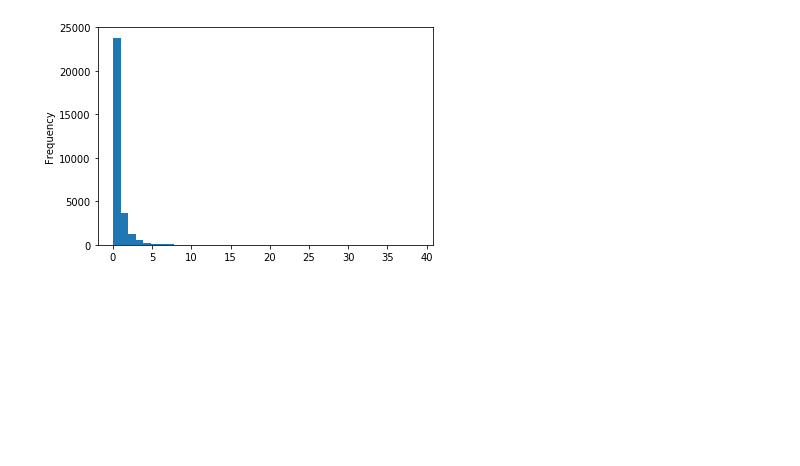
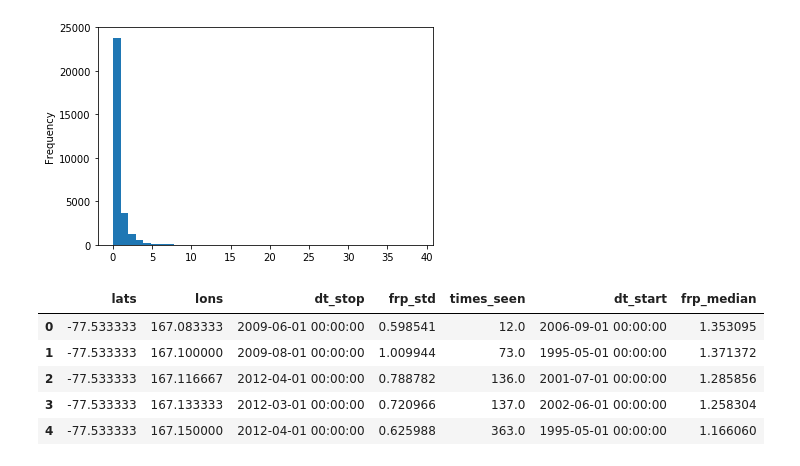
Before and after one commit to dnf0/kcl-globalgasflaring, a Jupyter notebook: notebooks/Global Gas Flaring Analysis.ipynb, the cells around one changed output. Cells and saved outputs as stored; diff of their text form; code cells hidden in the pictures; blank space fills up the shorter version.

```diff
--- a/notebooks/Global Gas Flaring Analysis.ipynb
+++ b/notebooks/Global Gas Flaring Analysis.ipynb
@@ -324,0 +328,9 @@ grouped['frp_std'].plot(kind='hist', bins=40)
+# %%
+df_all_flares.head()
+# %% [output]
+|  | lats | lons | dt_stop | frp_std | times_seen | dt_start | frp_median |
+| 0 | -77.533333 | 167.083333 | 2009-06-01 00:00:00 | 0.598541 | 12.0 | 2006-09-01 00:00:00 | 1.353095 |
+| 1 | -77.533333 | 167.100000 | 2009-08-01 00:00:00 | 1.009944 | 73.0 | 1995-05-01 00:00:00 | 1.371372 |
+| 2 | -77.533333 | 167.116667 | 2012-04-01 00:00:00 | 0.788782 | 136.0 | 2001-07-01 00:00:00 | 1.285856 |
+| 3 | -77.533333 | 167.133333 | 2012-03-01 00:00:00 | 0.720966 | 137.0 | 2002-06-01 00:00:00 | 1.258304 |
+| 4 | -77.533333 | 167.150000 | 2012-04-01 00:00:00 | 0.625988 | 363.0 | 1995-05-01 00:00:00 | 1.166060 |
```
Also changed, not shown: parts of 3 cells of this notebook, 3 other files.
